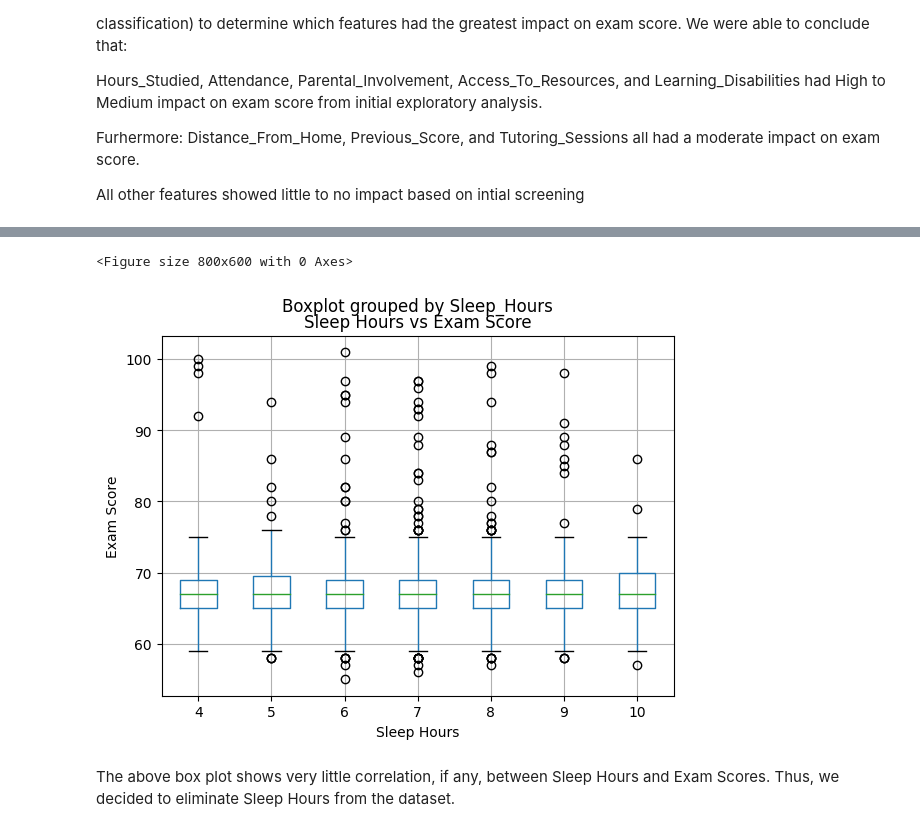
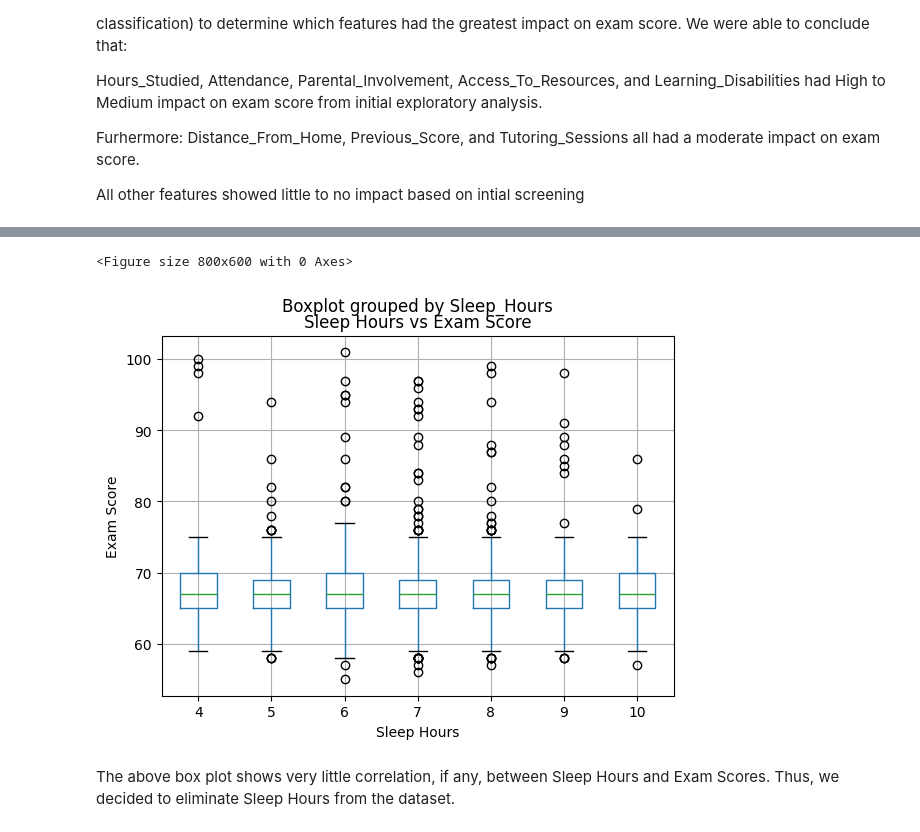
Before and after one commit to QuinnHilger/cs148-spotify, a Jupyter notebook: cs148_project.ipynb, the cells around one changed output, grey strips where cells are left out. Drawn from its saved outputs; the diff is of its cells as text; code cells hidden in the pictures.

```diff
--- a/cs148_project.ipynb
+++ b/cs148_project.ipynb
@@ -111,11 +99,8 @@ Count of Negative Values in Each Numeric Column:
 null_distance_rows = data[data['Distance_from_Home'].isnull()]
 
 # We can confirm that some rows are coming up with NAN
-
 # Get all unique values in 'Distance_from_Home' column
 unique_values = data['Distance_from_Home'].unique()
-
-# Print the unique values
 print(unique_values)
 
 # Clean the dataset by removing these rows
@@ -124,8 +109,17 @@ print(unique_values)
 
 data = data.dropna(subset=['Distance_from_Home'])
 
+# For our other features that also have missing values, for the following exploratory domain analysis, we
+# can drop those rows, however we won't maintain those rows being dropped following the conclusion of
+# our feature selection where those features won't be used
+# These can be removed rather than imputed as <2% of dataset won't change conclusions from exploratory data analysis
+
+data = data.dropna(subset=['Teacher_Quality'])
+data = data.dropna(subset=['Parental_Education_Level'])
+
 # Test again to confirm no NAN rows are left
 
 print(data.isnull().sum())
+data.sample(5)
 # %% [output]
 ['Near' 'Moderate' 'Far']
@@ -141,0 +151,31 @@ dtype: int64
+# %%
+# Convert categorical columns to numerical to support clustering using euclidean (as shown in k-means)
+# For columns with Low/Medium/High mapping
+categories_mapping = {
+    'Parental_Involvement': {'Low': 1, 'Medium': 2, 'High': 3},
+    'Access_to_Resources': {'Low': 1, 'Medium': 2, 'High': 3},
+    'Motivation_Level': {'Low': 1, 'Medium': 2, 'High': 3},
+    'Family_Income': {'Low': 1, 'Medium': 2, 'High': 3},
+    'Teacher_Quality': {'Low': 1, 'Medium': 2, 'High': 3},
+    'Parental_Education_Level': {'High School': 1, 'College': 2, 'Postgraduate': 3},
+    'Distance_from_Home': {'Near': 1, 'Moderate': 2, 'Far': 3},
+    'Peer_Influence': {'Positive': 1, 'Neutral': 0, 'Negative': -1},
+}
+
+# Binary columns
+binary_mapping = {
+    'Learning_Disabilities': {'Yes': 1, 'No': 0},
+    'Internet_Access': {'Yes': 1, 'No': 0},
+    'Extracurricular_Activities': {'Yes': 1, 'No': 0},
+    'School_Type': {'Private': 1, 'Public': 0},
+    'Gender': {'Male': 1, 'Female': 0}
+}
+
+# Apply mappings
+for column, mapping in categories_mapping.items():
+    data[column] = data[column].map(mapping)
+
+for column, mapping in binary_mapping.items():
+    data[column] = data[column].map(mapping)
+print(data.isnull().sum())
+data.sample(10)
@@ -201,15 +270,15 @@ plt.show()
 # %%
 # Exploratory Data Analysis
 # Example of No Correlation
 plt.figure(figsize=(8, 6))
-complete_data.boxplot(column='Exam_Score', by='Sleep_Hours', grid=True)
+data.boxplot(column='Exam_Score', by='Sleep_Hours', grid=True)
 plt.title('Sleep Hours vs Exam Score')
 plt.xlabel('Sleep Hours')
 plt.ylabel('Exam Score')
 plt.grid(True)
 plt.show()
 # %% [output]
 <Figure size 800x600 with 0 Axes>
-[figure, old version]
+[figure, new version]
 # %% [markdown]
 The above box plot shows very little correlation, if any, between Sleep Hours and Exam Scores. Thus, we decided to eliminate Sleep Hours from the dataset.
```
Also changed, not shown: parts of 14 cells of this notebook, 6 other files.
